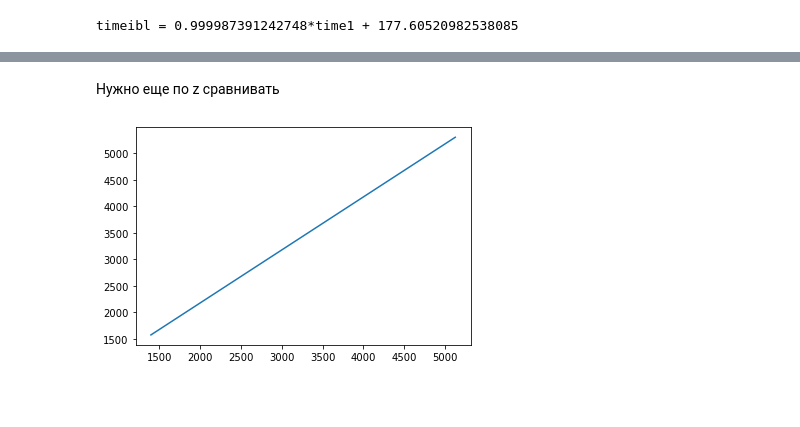
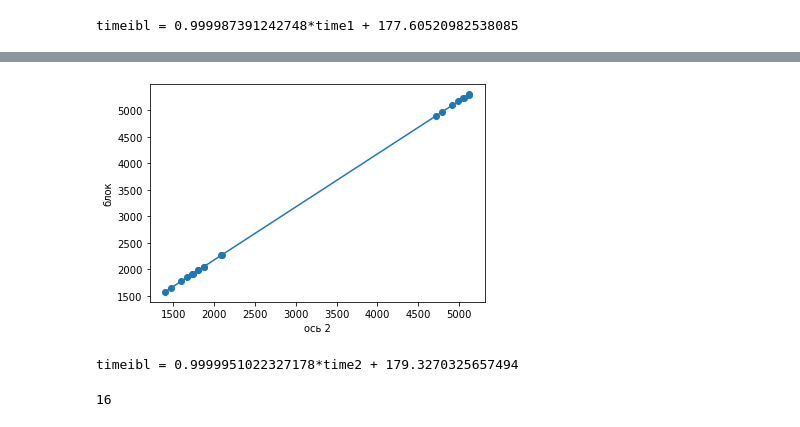
Before and after one commit to lubluchipsy/calibrovka, a Jupyter notebook: времена.ipynb, the cells around one changed output, grey strips where cells are left out. Drawn from its saved outputs; the diff is of its cells as text; code cells hidden in the pictures; blank space fills up the shorter version.

```diff
--- a/времена.ipynb
+++ b/времена.ipynb
@@ -23,2 +23,11 @@ import matplotlib.pyplot as plt
 # %% [markdown]
 ### Сразу обработаем time_ibl от переполнения
+# %%
+n = 0
+delta = 0
+for i in range(len(time_ibl)-1):
+    if abs(time_ibl[i+1]-time_ibl[i])>2000:
+        n += 1
+        time_ibl[(i+1):] += (time_ibl[i] - delta)
+        delta += (time_ibl[i] - delta)
+print(n, " раз переполнилось время на ибл")
@@ -165,14 +92,15 @@ for i in range(len(points)):
 # %%
-timeibl = []
+timeibl1 = []
 time1 = []
 for i in range(len(points)):
-    #print(time_ibl[points[i][0]], time_1[points[i][1]])
-    timeibl.append(time_ibl[points[i][0]])
+    timeibl1.append(time_ibl[points[i][0]])
     time1.append(time_1[points[i][1]])
-    #print(time_1[points[i][1]], points[i][1])
-    print(time_ibl[points[i][0]], points[i][0])
 
-plt.figure()
-plt.plot(time1, timeibl)
+plt.figure(figsize=(8, 5))
+plt.plot(time1, timeibl1)
+plt.scatter(time1, timeibl1)
+plt.grid(True)
+plt.xlabel('ocь 1')
+plt.ylabel('omegaY блок')
 plt.show()
 # %% [output]
@@ -202,6 +107,0 @@ plt.show()
-# %%
-for i in range(len(timeibl)-1):
-    if abs(timeibl[i+1]-timeibl[i])>2000:
-        for j in range(i+1, len(timeibl), 1):
-            timeibl[j] += 4294.9650
-        break
@@ -240,11 +112,0 @@ plt.plot(time_2[12600:53550], omega_2[12600:53550])
-# %%
-timeibl2 = []
-time2 = []
-for i in range(len(points2)):
-    timeibl2.append(time_ibl[points2[i][0]])
-    time2.append(time_2[points2[i][1]])
-    print(time_ibl[points2[i][0]], time_2[points2[i][1]], points2[i][0], points2[i][1])
-
-plt.figure()
-plt.plot(time2, timeibl2)
-plt.show()
@@ -273,5 +113,3 @@ plt.show()
-# %% [markdown]
-Нужно еще по z сравнивать
 # %%
 def find_points(omegaX, omegaZ, omega2, n_peaks, limit):
     counter = 0
@@ -322,13 +160,20 @@ points2 = find_points(omegaX_ibl, omegaZ_ibl, omega_2, 10, 600) #limit боль
 # %%
 timeibl2 = []
 time2 = []
 for i in range(len(points2)):
     timeibl2.append(time_ibl[points2[i][1]])
     time2.append(time_2[points2[i][0]])
 
 plt.figure()
 plt.plot(time2, timeibl2)
-plt.xlabel()
+plt.scatter(time2, timeibl2)
+plt.xlabel("ось 2")
+plt.ylabel("блок")
 plt.show()
 # %% [output]
-[figure, old version]
+[figure, new version]
+# %%
+a2, b2 = np.polyfit(time2, timeibl2, 1)
+print(f"timeibl = {a2}*time2 + {b2}")
+# %% [output]
+timeibl = 0.9999951022327178*time2 + 179.3270325657494
@@ -334,0 +234,4 @@ plt.show()
+# %%
+print(len(time12)//100000)
+# %% [output]
+16
```
Also changed, not shown: parts of 31 cells of this notebook, 1 other file.
